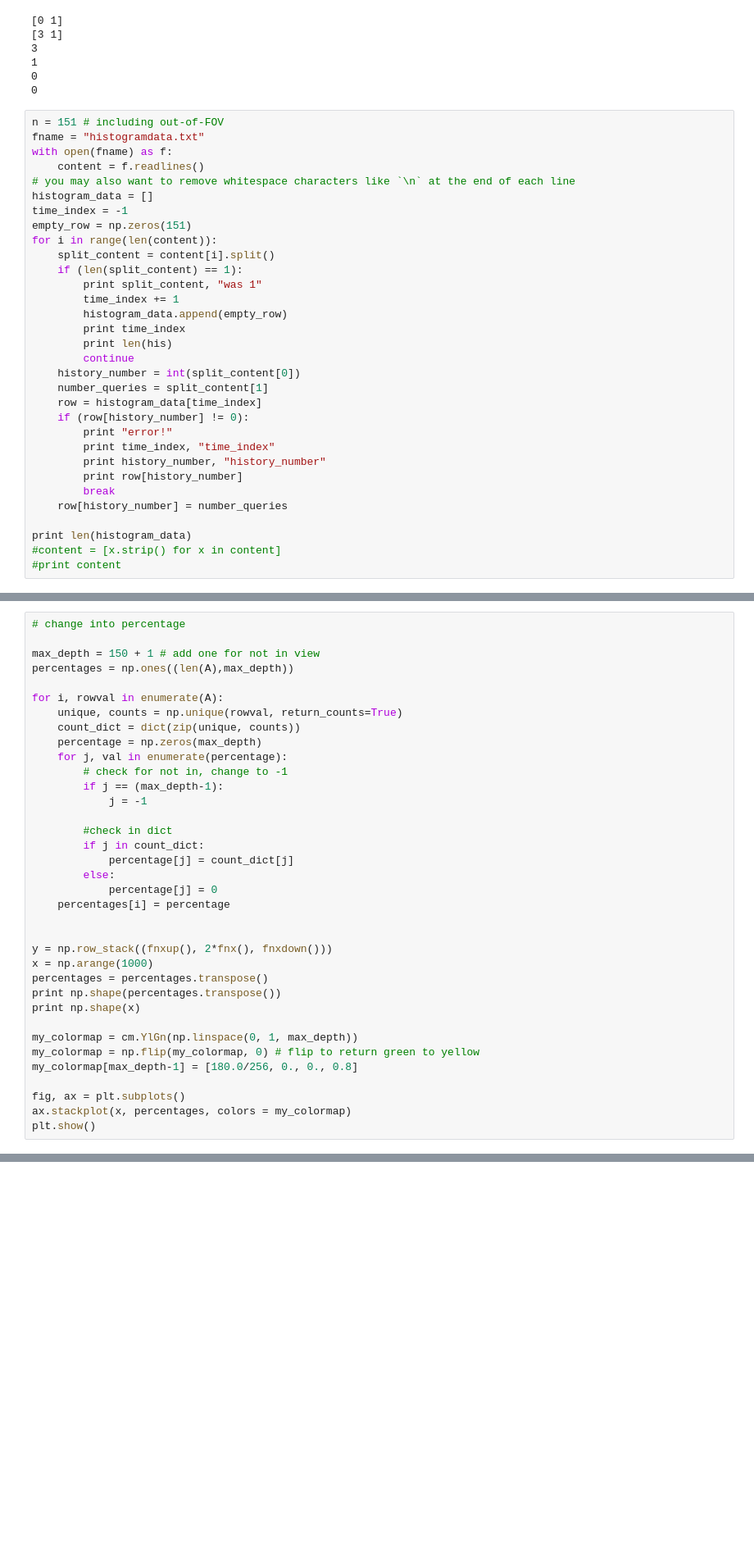
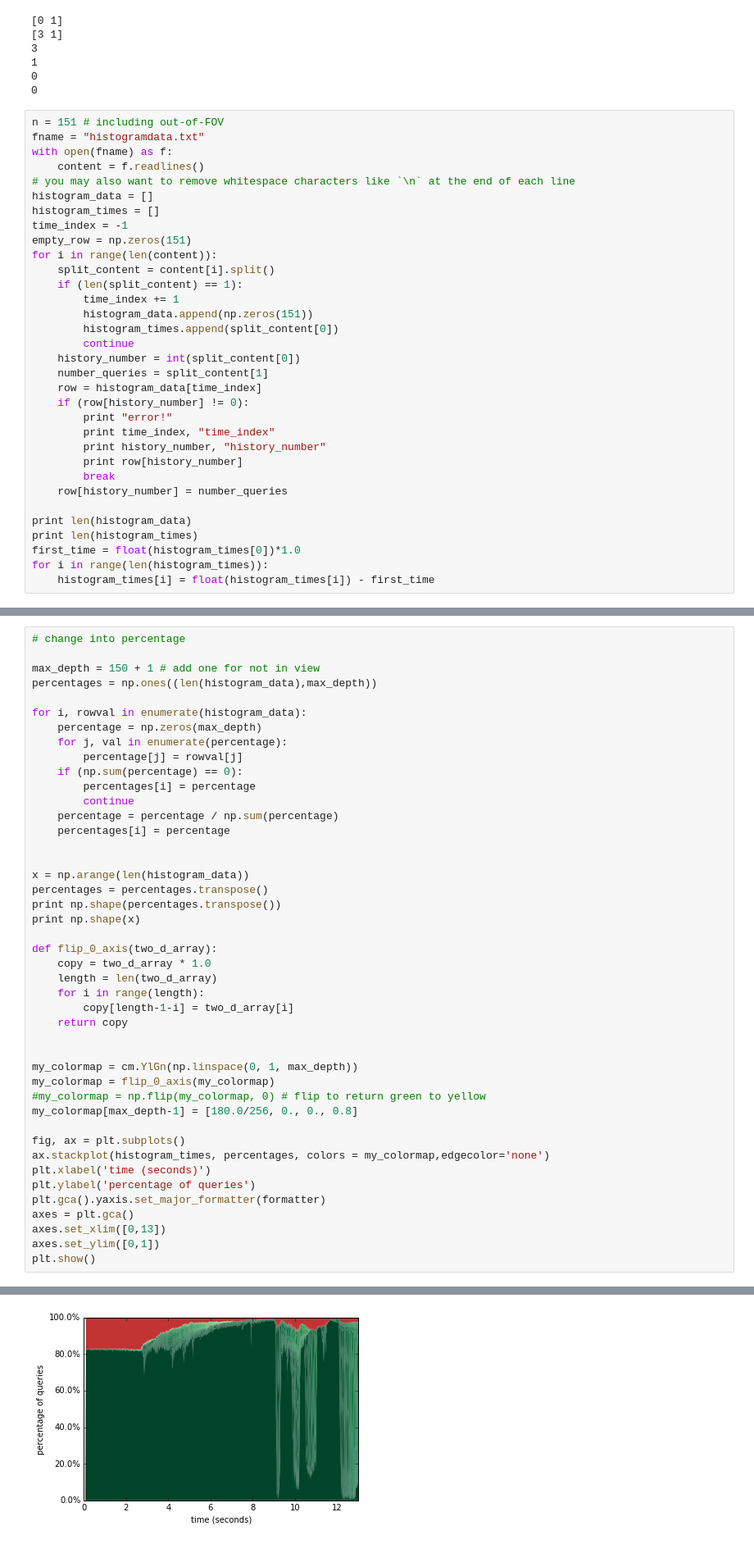
Before and after one commit to peteflorence/analysis-nanomap, a Jupyter notebook: Why memory.ipynb, the cells around one changed output, grey strips where cells are left out. Shown at 82% size. Saved outputs shown, nothing was run; the diff lists cells and outputs as text; blank space fills up the shorter version.

```diff
--- a/Why memory.ipynb
+++ b/Why memory.ipynb
@@ -391,16 +396,15 @@ with open(fname) as f:
     content = f.readlines()
 # you may also want to remove whitespace characters like `\n` at the end of each line
 histogram_data = []
+histogram_times = []
 time_index = -1
 empty_row = np.zeros(151)
 for i in range(len(content)):
     split_content = content[i].split()
     if (len(split_content) == 1):
-        print split_content, "was 1"
         time_index += 1
-        histogram_data.append(empty_row)
-        print time_index
-        print len(his)
+        histogram_data.append(np.zeros(151))
+        histogram_times.append(split_content[0])
         continue
     history_number = int(split_content[0])
     number_queries = split_content[1]
@@ -414,6 +418,8 @@ for i in range(len(content)):
     row[history_number] = number_queries
 
 print len(histogram_data)
-#content = [x.strip() for x in content]
-#print content
+print len(histogram_times)
+first_time = float(histogram_times[0])*1.0
+for i in range(len(histogram_times)):
+    histogram_times[i] = float(histogram_times[i]) - first_time
 # %% [output]
@@ -437,35 +429,44 @@ error!
 # change into percentage
 
 max_depth = 150 + 1 # add one for not in view
-percentages = np.ones((len(A),max_depth))
+percentages = np.ones((len(histogram_data),max_depth))
 
-for i, rowval in enumerate(A):
-    unique, counts = np.unique(rowval, return_counts=True)
-    count_dict = dict(zip(unique, counts))
+for i, rowval in enumerate(histogram_data):
     percentage = np.zeros(max_depth)
     for j, val in enumerate(percentage):
-        # check for not in, change to -1
-        if j == (max_depth-1):
-            j = -1
-
-        #check in dict
-        if j in count_dict:
-            percentage[j] = count_dict[j]
-        else:
-            percentage[j] = 0
+        percentage[j] = rowval[j]
+    if (np.sum(percentage) == 0):
+        percentages[i] = percentage
+        continue
+    percentage = percentage / np.sum(percentage)
     percentages[i] = percentage
 
 
-y = np.row_stack((fnxup(), 2*fnx(), fnxdown()))
-x = np.arange(1000)
+x = np.arange(len(histogram_data))
 percentages = percentages.transpose()
 print np.shape(percentages.transpose())
 print np.shape(x)
 
+def flip_0_axis(two_d_array):
+    copy = two_d_array * 1.0
+    length = len(two_d_array)
+    for i in range(length):
+        copy[length-1-i] = two_d_array[i]
+    return copy
+
+
 my_colormap = cm.YlGn(np.linspace(0, 1, max_depth))
-my_colormap = np.flip(my_colormap, 0) # flip to return green to yellow
+my_colormap = flip_0_axis(my_colormap)
+#my_colormap = np.flip(my_colormap, 0) # flip to return green to yellow
 my_colormap[max_depth-1] = [180.0/256, 0., 0., 0.8]
 
 fig, ax = plt.subplots()
-ax.stackplot(x, percentages, colors = my_colormap)
+ax.stackplot(histogram_times, percentages, colors = my_colormap,edgecolor='none')
+plt.xlabel('time (seconds)')
+plt.ylabel('percentage of queries')
+plt.gca().yaxis.set_major_formatter(formatter)
+axes = plt.gca()
+axes.set_xlim([0,13])
+axes.set_ylim([0,1])
 plt.show()
+# %% [output]
@@ -472,3 +475,4 @@ plt.show()
+[figure, added]
 # %%
 import matplotlib
 from numpy.random import randn
```
Also changed, not shown: parts of 12 cells of this notebook.
